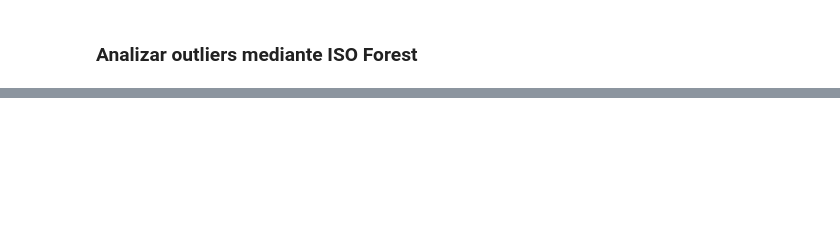
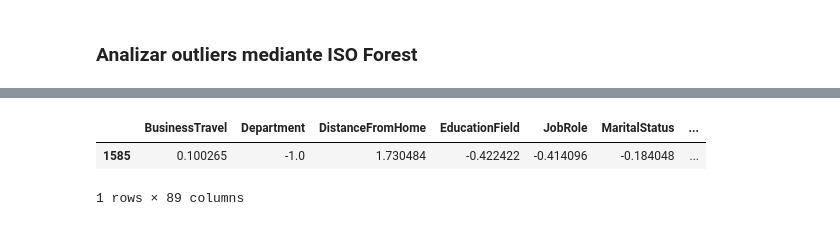
Before and after one commit to apelsito/Proyecto8-Clasificacion, a Jupyter notebook: jupyter_notebooks/Modelo 1/06_outliers.ipynb, the cells around one changed output, grey strips where cells are left out. Cells and saved outputs as stored; diff of their text form; code cells hidden in the pictures; blank space fills up the shorter version.

```diff
--- a/jupyter_notebooks/Modelo 1/06_outliers.ipynb
+++ b/jupyter_notebooks/Modelo 1/06_outliers.ipynb
@@ -48,0 +47,2 @@ outliers.explorar_outliers_if(df,)
+# %%
+df_iso = outliers.explorar_outliers_if(df[cols_outliers],df,"Attrition",grafica_size=(20,10))
@@ -48,0 +57,6 @@ outliers.explorar_outliers_if(df,)
+# %%
+df_iso.sample()
+# %% [output]
+|  | BusinessTravel | Department | DistanceFromHome | EducationField | JobRole | MaritalStatus | ... |
+| 1585 | 0.100265 | -1.0 | 1.730484 | -0.422422 | -0.414096 | -0.184048 | ... |
+1 rows × 89 columns
```
Also changed, not shown: parts of 17 cells of this notebook, 34 other files.
